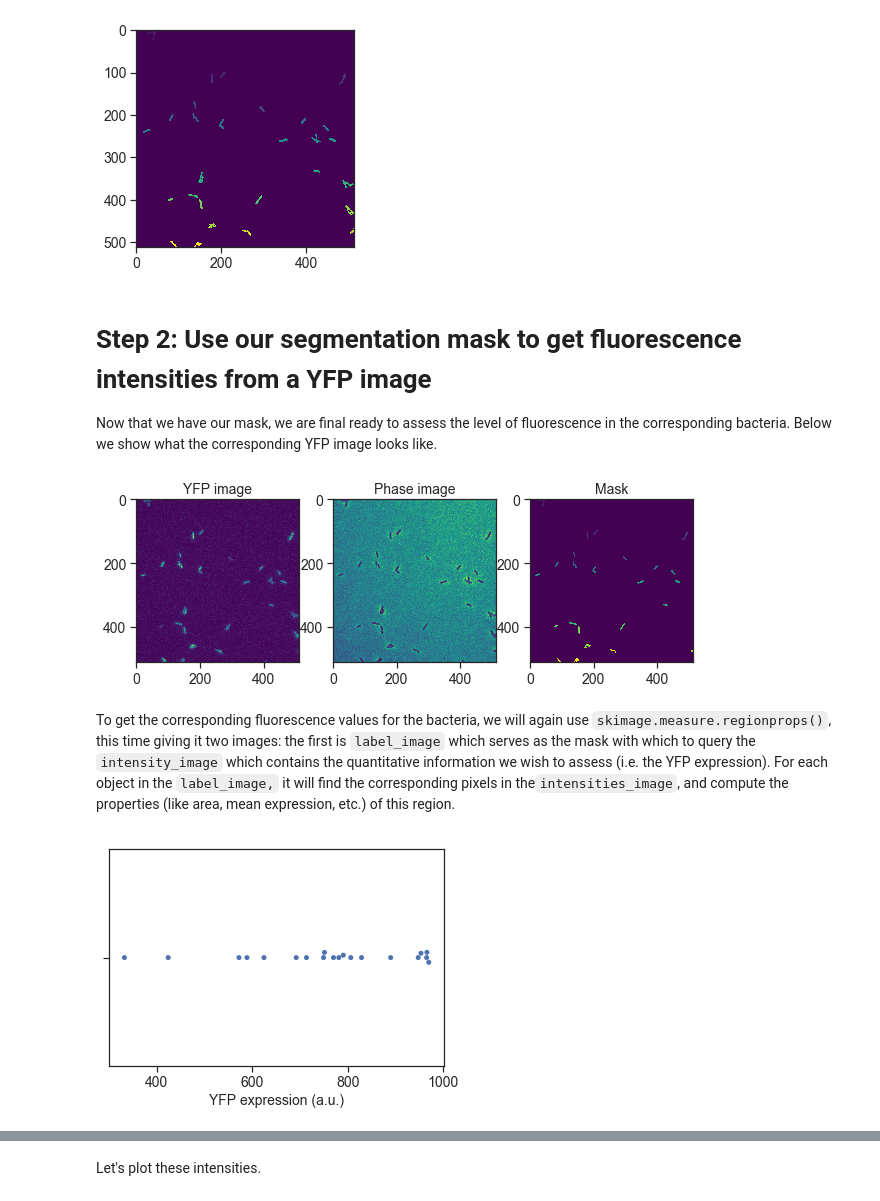
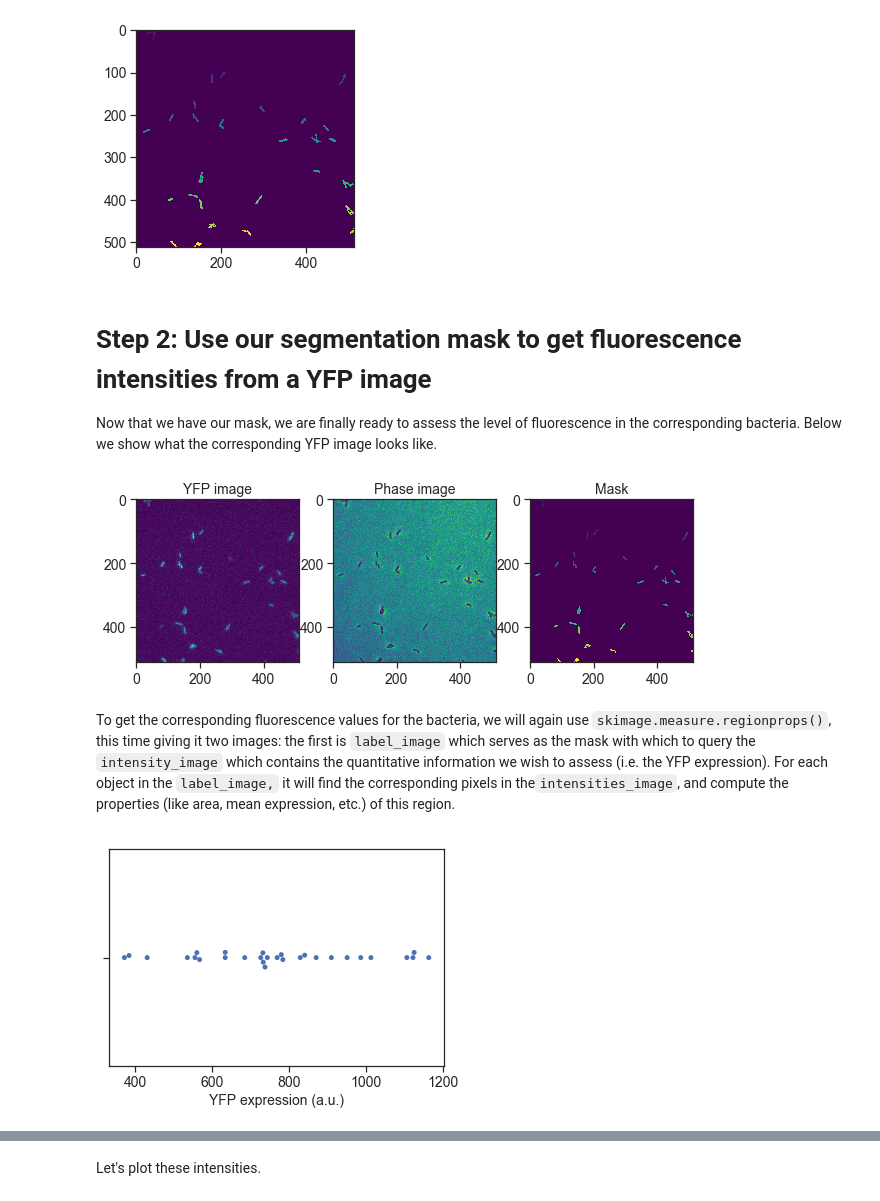
Before and after one commit to RPGroup-PBoC/be262, a Jupyter notebook: code/lacI_titration_day3.ipynb, the cells around one changed output, grey strips where cells are left out. Cells and saved outputs as stored; diff of their text form; code cells hidden in the pictures.

```diff
--- a/code/lacI_titration_day3.ipynb
+++ b/code/lacI_titration_day3.ipynb
@@ -202,7 +202,7 @@ plt.imshow(test_mask)
 # %% [markdown]
 # Step 2: Use our segmentation mask to get fluorescence intensities from a YFP image
 
-Now that we have our mask, we are final ready to assess the level of fluorescence in the corresponding bacteria. Below we show what the corresponding YFP image looks like.
+Now that we have our mask, we are finally ready to assess the level of fluorescence in the corresponding bacteria. Below we show what the corresponding YFP image looks like.
 # %%
 # read the matching YFP image
 im_yfp = skimage.io.imread('data/lacI_titration/O2_R22_yfp_pos_19.tif')
@@ -215,28 +215,28 @@ ax[0].set_title('YFP image')
 ax[1].imshow(im)
 ax[1].set_title('Phase image')
 
-ax[2].imshow(im_mask_label)
+ax[2].imshow(test_mask)
 ax[2].set_title('Mask');
 # %% [output]
-[figure, old version]
+[figure, new version]
 # %% [markdown]
 To get the corresponding fluorescence values for the bacteria, we will again use `skimage.measure.regionprops()`, this time giving it two images: the first is `label_image` which serves as the mask with which to query the `intensity_image` which contains the quantitative information we wish to assess (i.e. the YFP expression). For each object in the `label_image,` it will find the corresponding pixels in the`intensities_image`, and compute the properties (like area, mean expression, etc.) of this region.
 # %%
 # list to store the object intensity values
 intensities = []
 
 # obtain the features of objects in the YFP channel
-objs = skimage.measure.regionprops(label_image=im_mask_label, intensity_image=im_yfp)
+objs = skimage.measure.regionprops(label_image=test_mask, intensity_image=im_yfp)
 
 # add the YFP intensity values
 for obj in objs:
     intensities.append(obj.mean_intensity)
 
 # show intensities
 sns.swarmplot(intensities)
 plt.xlabel("YFP expression (a.u.)");
 # %% [output]
-[figure, old version]
+[figure, new version]
 # %% [markdown]
 ## Write a function to find the YFP intensities
 
```
Also changed, not shown: parts of 9 cells of this notebook.
